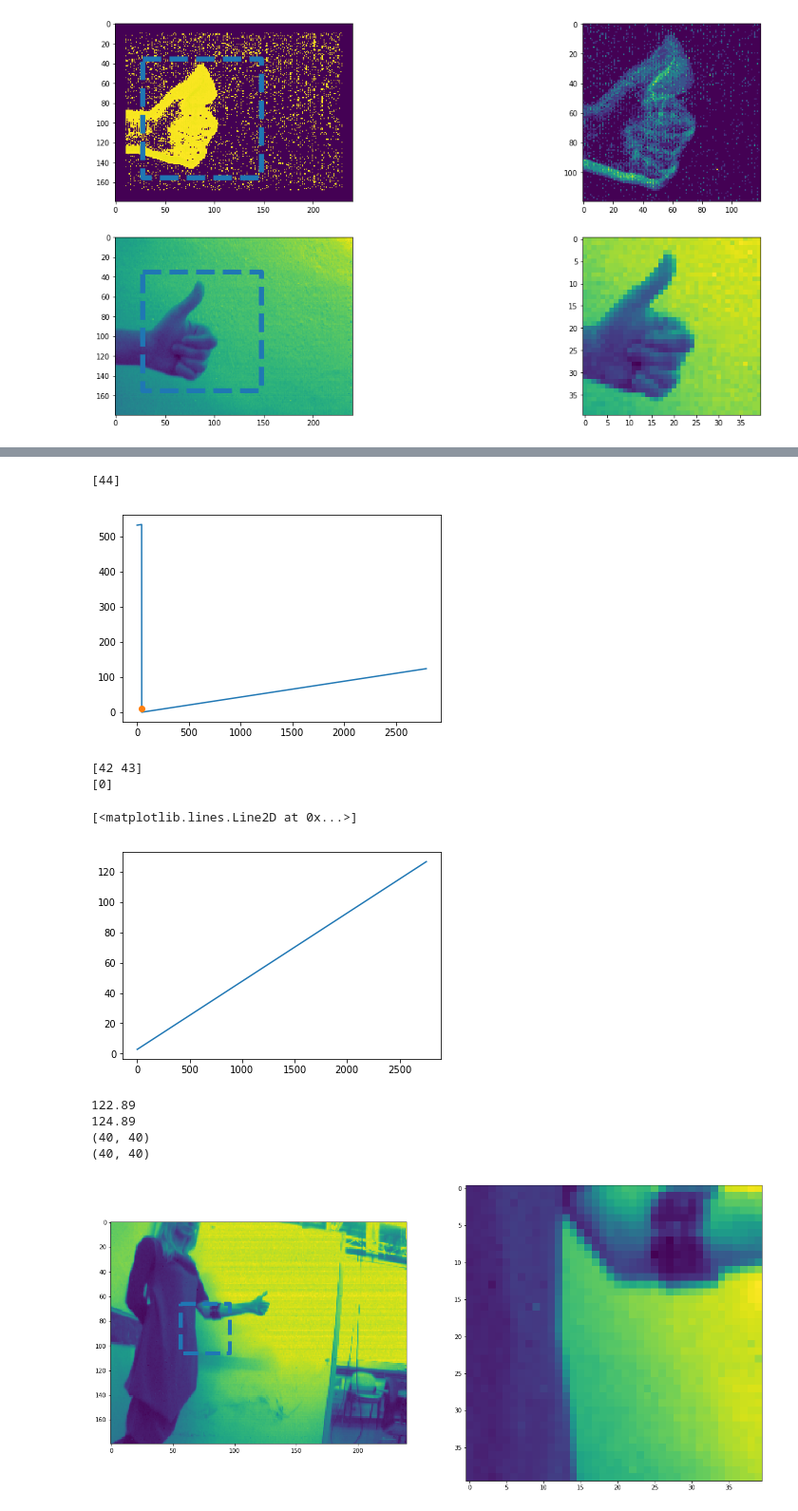
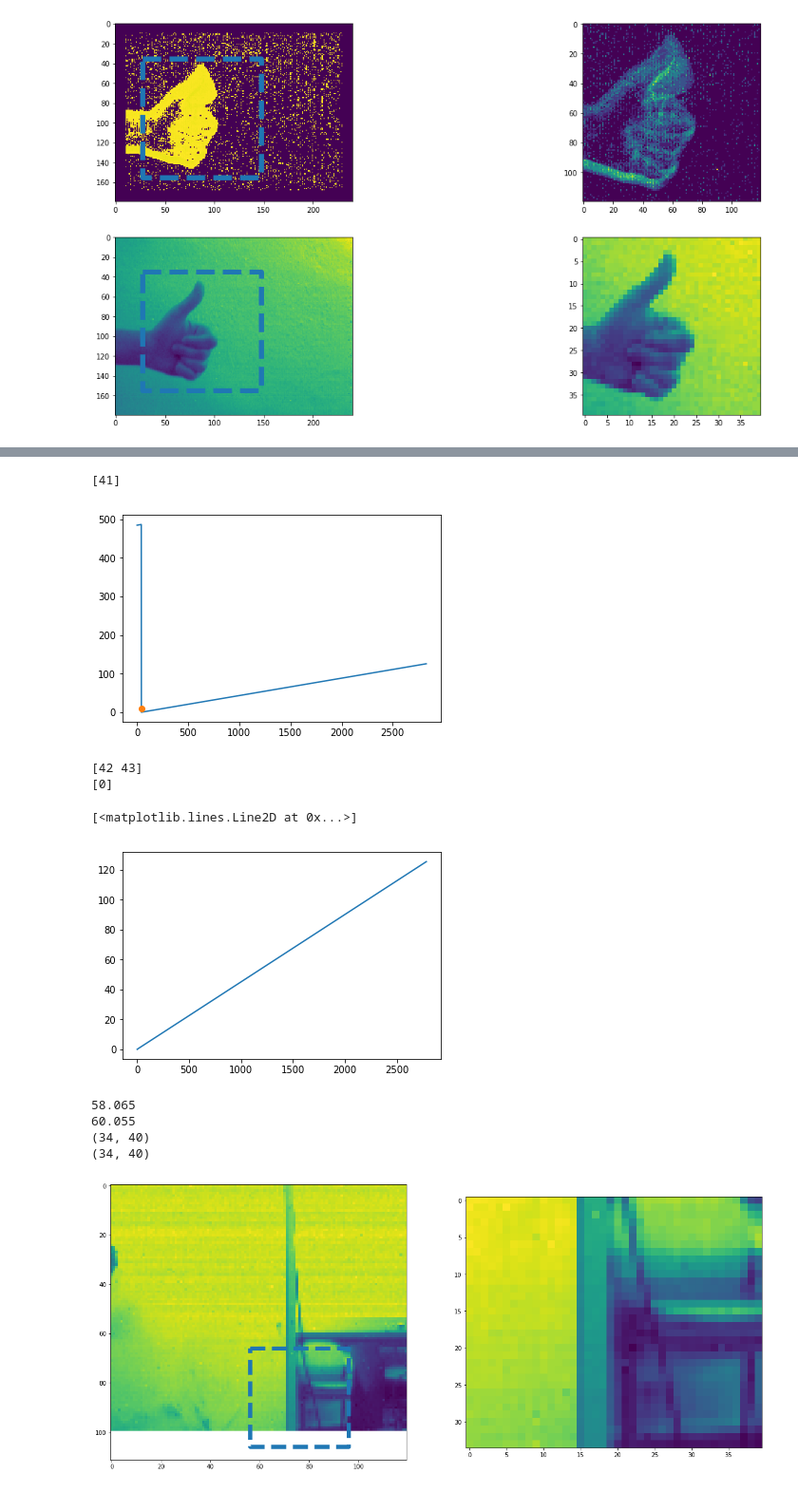
Before and after one commit to Enny1991/dvs_emg_fusion, a Jupyter notebook: HOG_DAVIS_Frames.ipynb, the cells around one changed output, grey strips where cells are left out. Shown at 95% size. Cells and saved outputs as stored; diff of their text form; code cells hidden in the pictures.

```diff
--- a/HOG_DAVIS_Frames.ipynb
+++ b/HOG_DAVIS_Frames.ipynb
@@ -271,6 +273,8 @@ _ = ax[1][1].imshow(aa)
 # %%
 # saving tiff for manual labelling
 for subject, data in subjects.items():
+    dvs_dir = '/Users/enea/Downloads/'
+    davis_data = np.load(dvs_dir + subject + "_davis.npz")
     davis_frames = davis_data['frames']
     davis_times = davis_data['frames_time']
     dvs_events = davis_data['dvs_events']
@@ -408,6 +413,6 @@ plt.tight_layout()
 # %%
 # just debug
-subject = 'subject13_session02'
+subject = 'subject16_session01'
 dvs_dir = '/Users/enea/Downloads/'
 davis_data = np.load(dvs_dir + subject + "_davis.npz")
 
@@ -425,8 +430,8 @@ a = np.where(np.diff(davis_times) < 0)[0]
 plt.plot(a, np.ones(len(a)) * 10, 'o')
 print(a)
 # %% [output]
-[44]
+[41]
-[figure, old version]
+[figure, new version]
 # %%
 # SINGLE FIX
 a = np.where(np.diff(davis_times) < 0)[0]
@@ -470,13 +475,13 @@ k = find_trigger(davis_times)
 davis_times = davis_times[k:]
 davis_frames = davis_frames[k:]
 # %%
-plt.plot(evs)
+plt.plot(davis_times)
 # %% [output]
 [<matplotlib.lines.Line2D at 0x...>]
-[figure, old version]
+[figure, new version]
 # %%
-gesture = 'thumb'
-trial = 4
+gesture = 'elle'
+trial = 2
 
 # load beginning and end
 b = np.array(subjects[subject].begs[gesture][trial]) / corrections[subject]['fs']
@@ -486,7 +491,7 @@ print(b)
 print(e)
 
 frame_size = 0.2
-shift = -3
+shift = -2.5
 beginning = b + shift
 ending = beginning + frame_size
 # slice
@@ -495,35 +500,35 @@ sl2 = (davis_times > beginning) & (davis_times < ending)
 
 times = davis_times[sl2]
 imgs = davis_frames[sl2]
 
 
 fig, ax = plt.subplots(1, 2, figsize=(20,10))
 
 
 iii = imgs[0][::-1, :][:, ::-1]
 
 _ = ax[0].imshow(iii)
 ax[0].plot([x - S - corr_x, x + S - corr_x, x + S - corr_x, x - S - corr_x, x - S - corr_x],
            [y  - S - corr_y, y  - S - corr_y, y + S - corr_y, y  + S - corr_y, y  - S - corr_y], '--', linewidth=7)
 
 aa = iii[max(0, y - S - corr_y): y + S - corr_y, x - S - corr_x:x + S - corr_x]
 
 # if (aa.shape[0] < S * 2):
 #     aa = np.concatenate([np.zeros((S * 2 - aa.shape[0], aa.shape[1])), aa])
 
 # if (aa.shape[1] < S * 2):
 #     aa = np.concatenate([np.zeros((aa.shape[0], S * 2 - aa.shape[1])), aa], 1)
 
 print(aa.shape)
 
 # aa = cv2.resize(aa, None, fx=0.25, fy=0.25, interpolation=cv2.INTER_CUBIC)
 
 print(aa.shape)
 
 _ = ax[1].imshow(aa)
 # %% [output]
-122.89
-124.89
-(40, 40)
-(40, 40)
+58.065
+60.055
+(34, 40)
+(34, 40)
-[figure, old version]
+[figure, new version]
```
Also changed, not shown: parts of 3 cells of this notebook, 1 other file.
